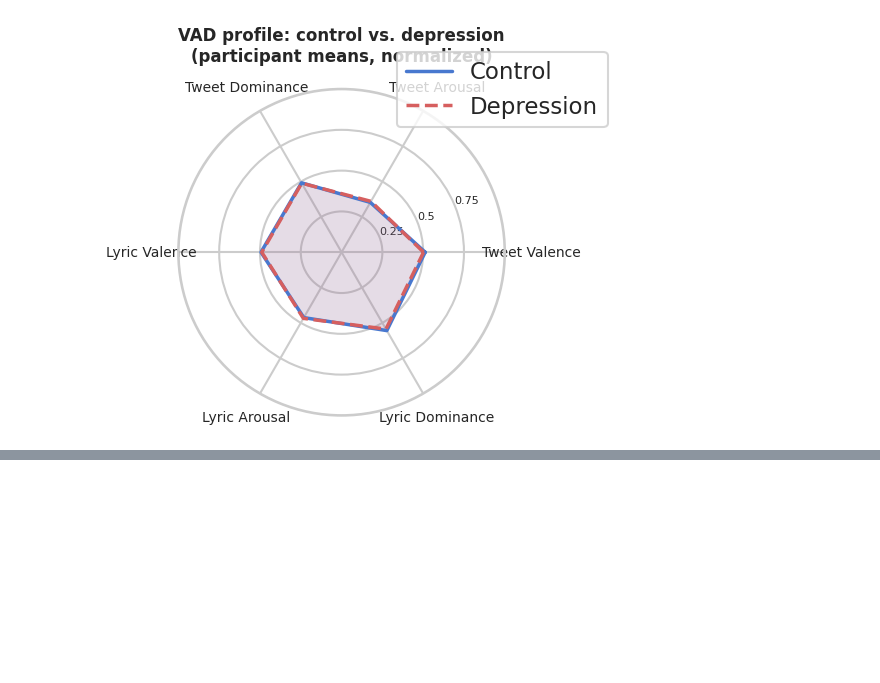
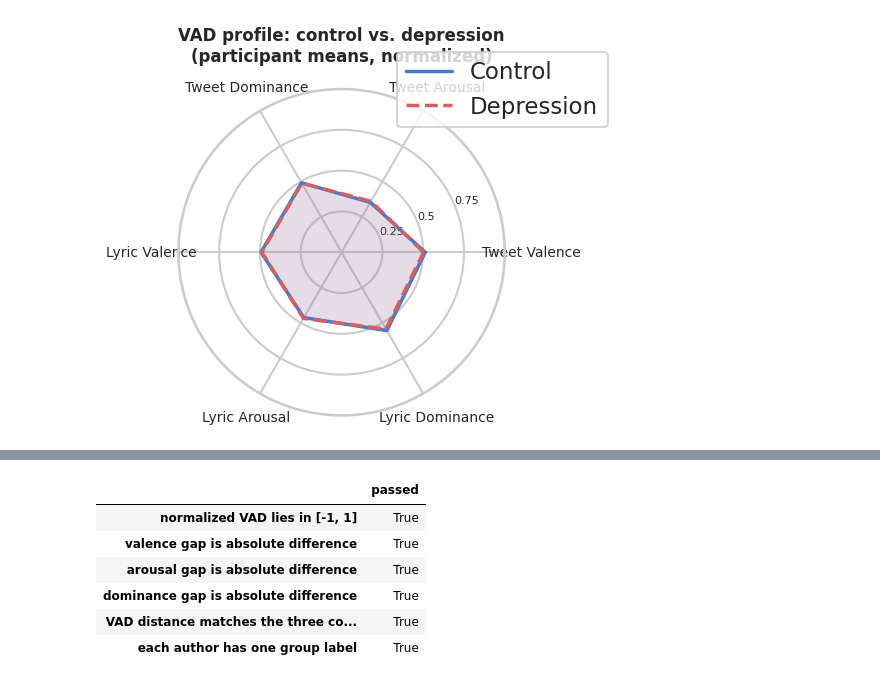
Before and after one commit to filpi86/mer-thesis, a Jupyter notebook: VAD_analysis_SHAP.ipynb, the cells around one changed output, grey strips where cells are left out. Drawn from its saved outputs; the diff is of its cells as text; code cells hidden in the pictures; blank space fills up the shorter version.

```diff
--- a/VAD_analysis_SHAP.ipynb
+++ b/VAD_analysis_SHAP.ipynb
@@ -1135,0 +1142,53 @@ plt.show()
+# %%
+# Reproducible checks of the identities used above.
+
+_distance_recomputed = np.sqrt(
+    (df["tweet_valence"] - df["lyric_valence"]) ** 2
+    + (df["tweet_arousal"] - df["lyric_arousal"]) ** 2
+    + (df["tweet_dominance"] - df["lyric_dominance"]) ** 2
+)
+
+consistency_checks = pd.Series(
+    {
+        "normalized VAD lies in [-1, 1]": (
+            df[vad_columns].stack().between(-1, 1).all()
+        ),
+        "valence gap is absolute difference": np.allclose(
+            df["valence_diff"],
+            abs(df["tweet_valence"] - df["lyric_valence"]),
+            equal_nan=True,
+        ),
+        "arousal gap is absolute difference": np.allclose(
+            df["arousal_diff"],
+            abs(df["tweet_arousal"] - df["lyric_arousal"]),
+            equal_nan=True,
+        ),
+        "dominance gap is absolute difference": np.allclose(
+            df["dominance_diff"],
+            abs(df["tweet_dominance"] - df["lyric_dominance"]),
+            equal_nan=True,
+        ),
+        "VAD distance matches the three component gaps": np.allclose(
+            df["vad_distance"],
+            _distance_recomputed,
+            equal_nan=True,
+        ),
+        "each author has one group label": (
+            model_df.groupby(participant_col)[group_col].nunique().max() == 1
+        ),
+    },
+    name="passed",
+)
+
+display(consistency_checks.to_frame())
+
+if not consistency_checks.all():
+    raise AssertionError("At least one consistency check failed.")
+# %% [output]
+|  | passed |
+| normalized VAD lies in [-1, 1] | True |
+| valence gap is absolute difference | True |
+| arousal gap is absolute difference | True |
+| dominance gap is absolute difference | True |
+| VAD distance matches the three co... | True |
+| each author has one group label | True |
```
Also changed, not shown: parts of 13 cells of this notebook, 2 other files.
